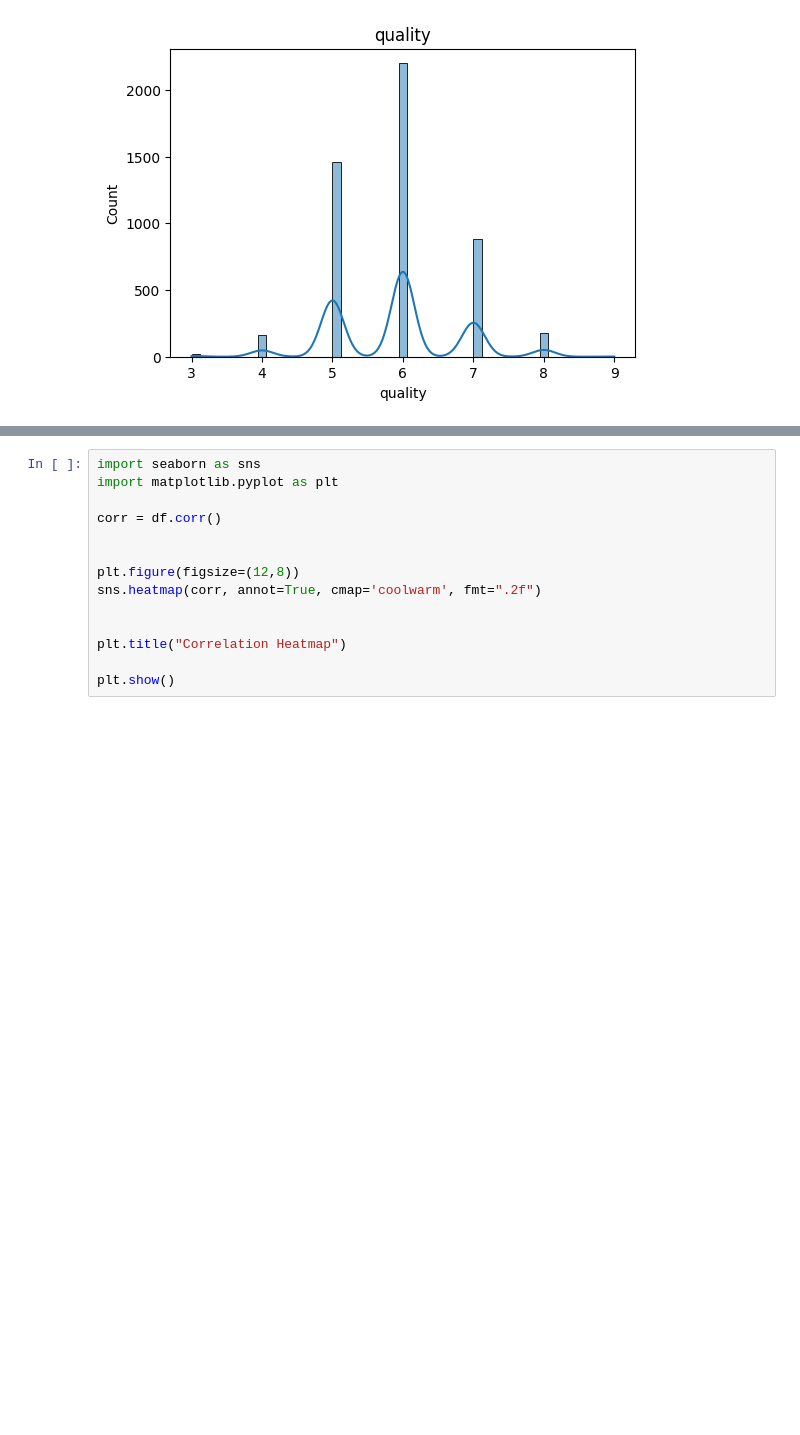
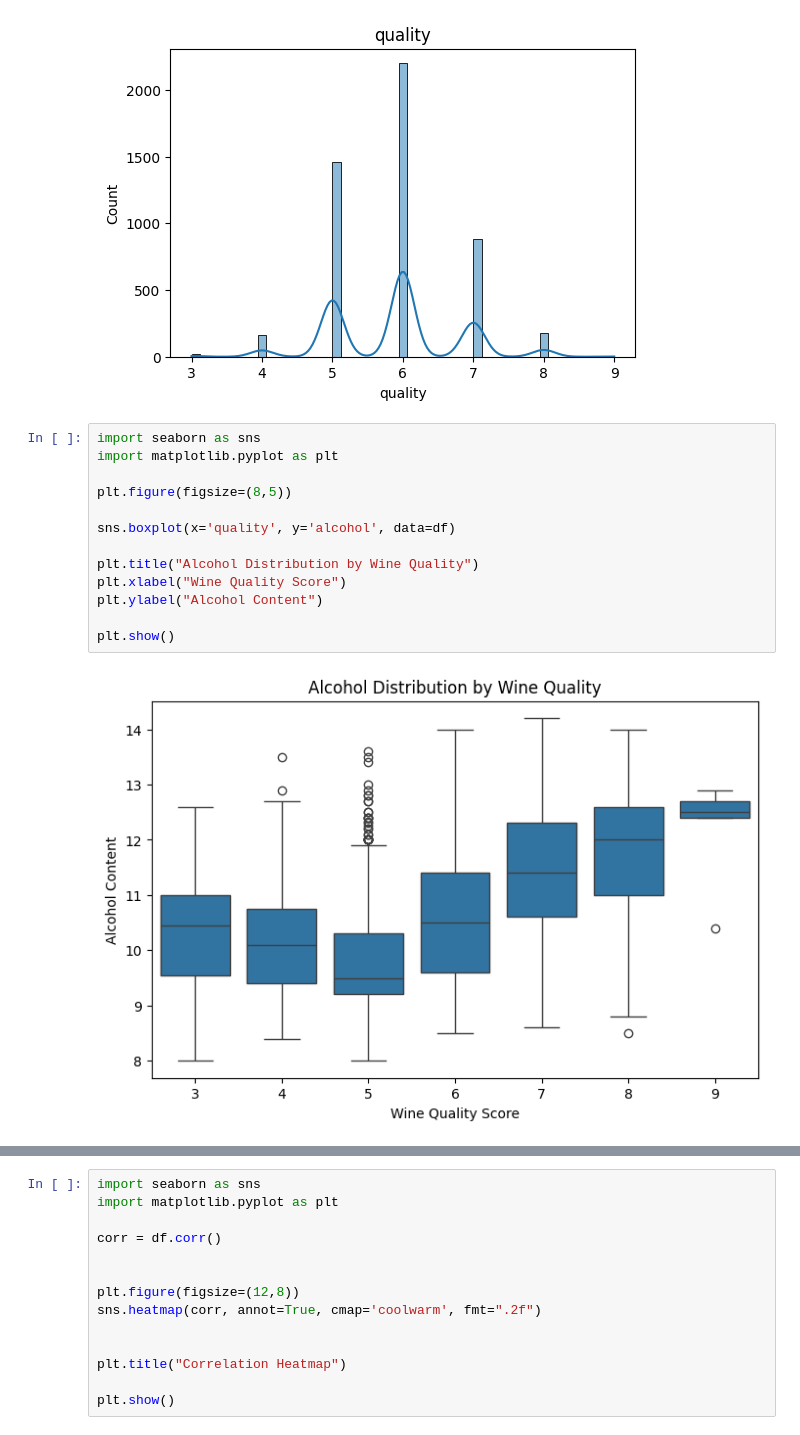
Before and after one commit to DumuthuLakshan/Wine-Quality-Prediction-, a Jupyter notebook: Untitled4.ipynb, the cells around one changed output, grey strips where cells are left out. Drawn from its saved outputs; the diff is of its cells as text; blank space fills up the shorter version.

```diff
--- a/Untitled4.ipynb
+++ b/Untitled4.ipynb
@@ -86,3 +86,18 @@ for col in df.columns:
 [figure]
 [figure]
 [figure]
+# %%
+import seaborn as sns
+import matplotlib.pyplot as plt
+
+plt.figure(figsize=(8,5))
+
+sns.boxplot(x='quality', y='alcohol', data=df)
+
+plt.title("Alcohol Distribution by Wine Quality")
+plt.xlabel("Wine Quality Score")
+plt.ylabel("Alcohol Content")
+
+plt.show()
+# %% [output]
+[figure, added]
```
Also changed, not shown: parts of 14 cells of this notebook.
